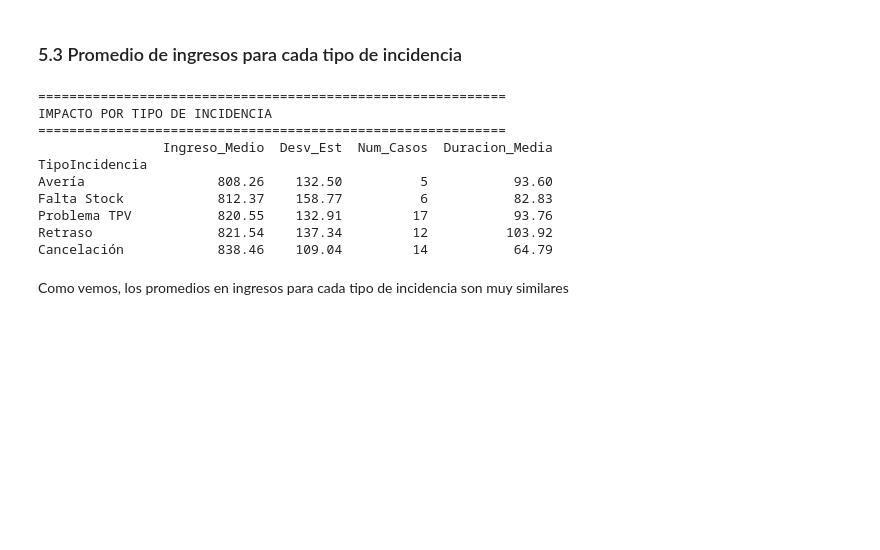
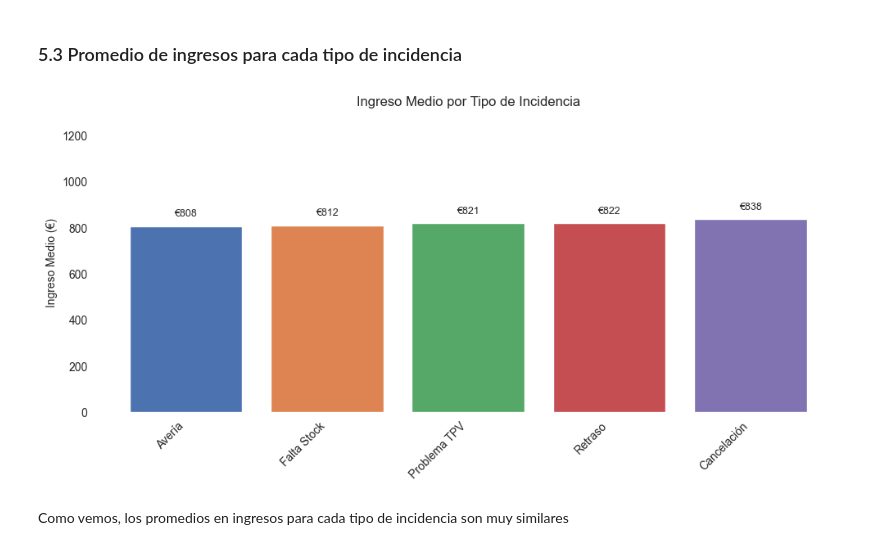
Before and after one commit to estevo97/Proyecto-Ventas-Incidencias, a Jupyter notebook: analysis/correlacion_impacto.ipynb, the cells around one changed output. Cells and saved outputs as stored; diff of their text form; code cells hidden in the pictures; blank space fills up the shorter version.

```diff
--- a/analysis/correlacion_impacto.ipynb
+++ b/analysis/correlacion_impacto.ipynb
@@ -353,35 +373,36 @@ impacto_tipo = df_tipo.groupby('TipoIncidencia').agg({
 }).round(2)
 impacto_tipo.columns = ['Ingreso_Medio', 'Desv_Est', 'Num_Casos', 'Duracion_Media']
 impacto_tipo = impacto_tipo.sort_values('Ingreso_Medio')
-# %%
-
-
-print("=" * 60)
-print("IMPACTO POR TIPO DE INCIDENCIA")
-print("=" * 60)
-print(impacto_tipo)
-
-# Visualizar
-fig = px.bar(impacto_tipo.reset_index(),
-             x='TipoIncidencia',
-             y='Ingreso_Medio',
-             title='Ingreso Medio por Tipo de Incidencia',
-             labels={'Ingreso_Medio': 'Ingreso Medio (€)', 'TipoIncidencia': 'Tipo'},
-             text='Ingreso_Medio')
-fig.update_traces(texttemplate='€%{text:,.0f}', textposition='outside')
-fig.update_layout(height=500)
-fig.show()
-# %% [output]
-============================================================
-IMPACTO POR TIPO DE INCIDENCIA
-============================================================
-                Ingreso_Medio  Desv_Est  Num_Casos  Duracion_Media
-TipoIncidencia
-Avería                 808.26    132.50          5           93.60
-Falta Stock            812.37    158.77          6           82.83
-Problema TPV           820.55    132.91         17           93.76
-Retraso                821.54    137.34         12          103.92
-Cancelación            838.46    109.04         14           64.79
+# %%
+impacto_tipo_plot = impacto_tipo.reset_index()
+fig, ax = plt.subplots(figsize=(10,5))
+colors = ['#4c72b0','#dd8452','#55a868','#c44e52','#8172b2']
+bars = ax.bar(impacto_tipo_plot['TipoIncidencia'],
+              impacto_tipo_plot['Ingreso_Medio'],
+              color=colors[:len(impacto_tipo_plot)])
+
+for rect in bars:
+    h = rect.get_height()
+    ax.annotate(f'€{h:,.0f}',
+                xy=(rect.get_x() + rect.get_width() / 2, h),
+                xytext=(0, 6),
+                textcoords='offset points',
+                ha='center', va='bottom', fontsize=9)
+
+# quitar líneas de rejilla y bordes (spines)
+ax.grid(False)
+for spine in ax.spines.values():
+    spine.set_visible(False)
+
+ax.set_title('Ingreso Medio por Tipo de Incidencia')
+ax.set_ylabel('Ingreso Medio (€)')
+ax.set_xlabel('')
+ax.set_ylim(0, 1300)
+plt.xticks(rotation=45, ha='right')
+plt.tight_layout()
+plt.show()
+# %% [output]
+[figure, added]
 # %% [markdown]
 Como vemos, los promedios en ingresos para cada tipo de incidencia son muy similares
 # %% [markdown]
```
Also changed, not shown: parts of 6 cells of this notebook.
